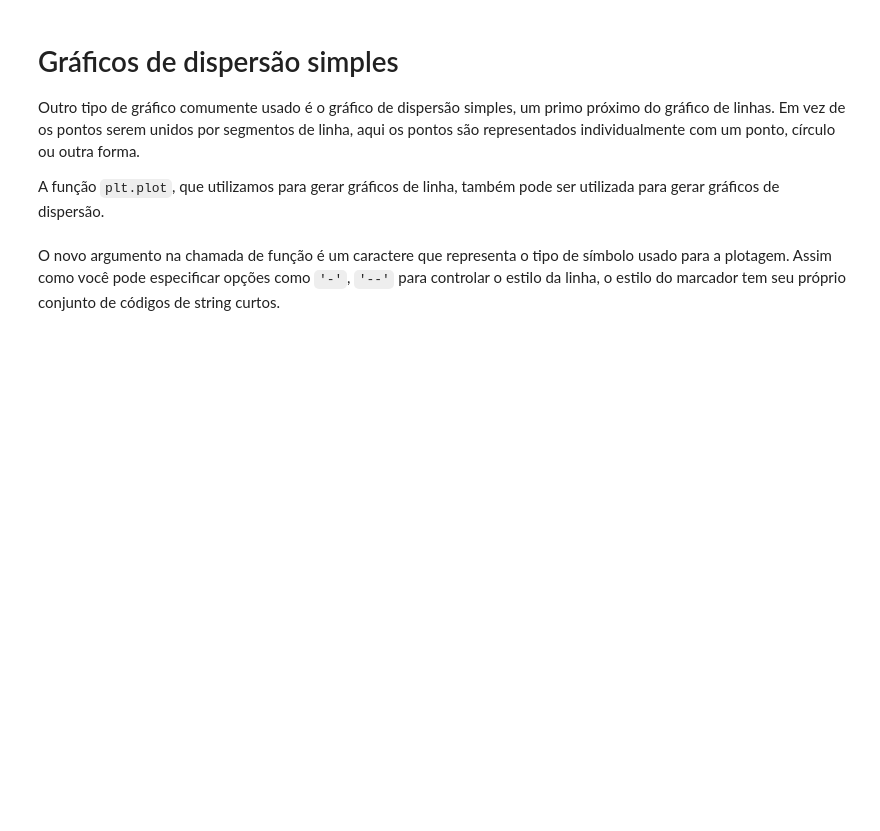
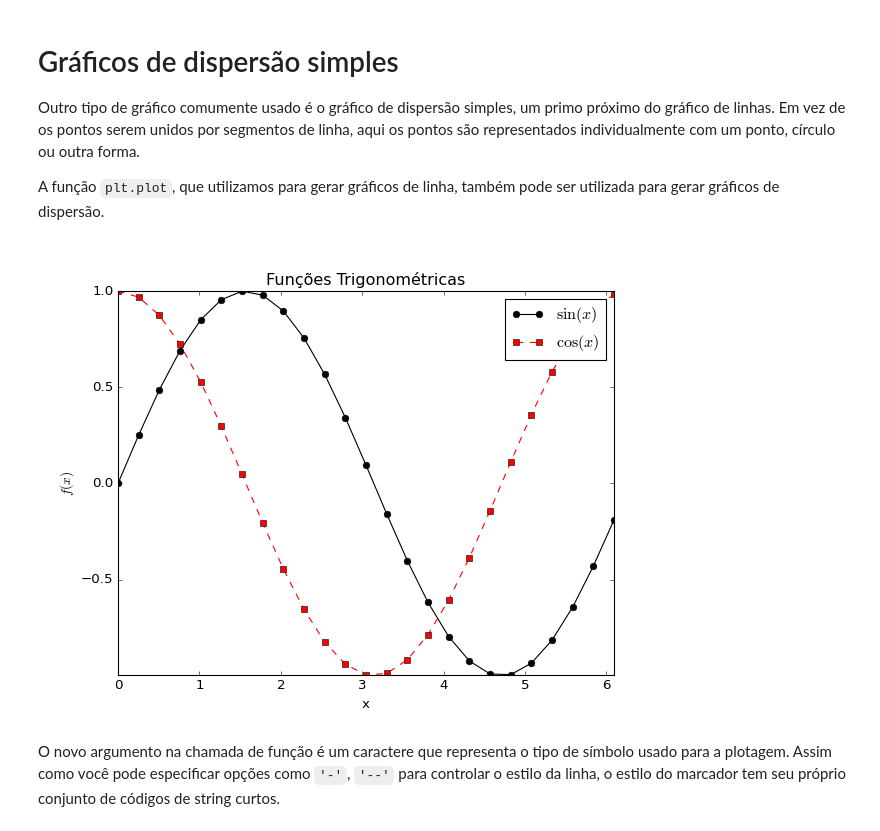
Before and after one commit to etvorellana/ResTIC18_PythonBasico, a Jupyter notebook: Notebooks/Aula-26.ipynb, the cells around one changed output. Drawn from its saved outputs; the diff is of its cells as text; code cells hidden in the pictures; blank space fills up the shorter version.

```diff
--- a/Notebooks/Aula-26.ipynb
+++ b/Notebooks/Aula-26.ipynb
@@ -580,13 +610,16 @@ A função ``plt.plot``, que utilizamos para gerar gráficos de linha, também p
 # %%
 plt.close('all')
 plt.figure()
-plt.plot(x[::4], np.sin(x[::4]), 'o', color = 'black', label='$\sin(x)$')
+plt.plot(x[::4], np.sin(x[::4]), '-o', color = 'black', label='$\sin(x)$')
+plt.plot(x[::4], np.cos(x[::4]), '--s', color = 'red', label='$\cos(x)$')
 #plt.plot(x, np.cos(x), label='$\cos(x)$')
 plt.axis('tight');
 plt.title("Funções Trigonométricas")
 plt.xlabel("x")
 plt.ylabel("$f(x)$");
 plt.legend();
+# %% [output]
+[figure, added]
 # %% [markdown]
 O novo argumento na chamada de função é um caractere que representa o tipo de símbolo usado para a plotagem. Assim como você pode especificar opções como ``'-'``, ``'--'`` para controlar o estilo da linha, o estilo do marcador tem seu próprio conjunto de códigos de string curtos.
 # %%
```
Also changed, not shown: parts of 21 cells of this notebook, 1 other file.
